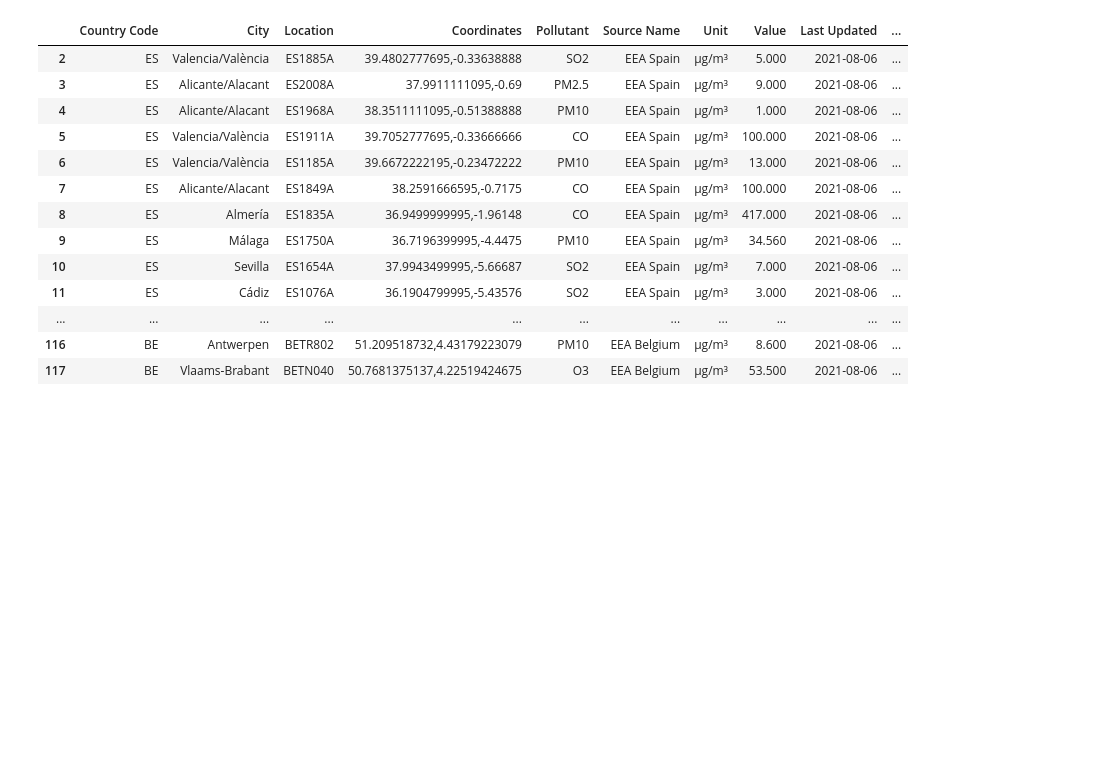
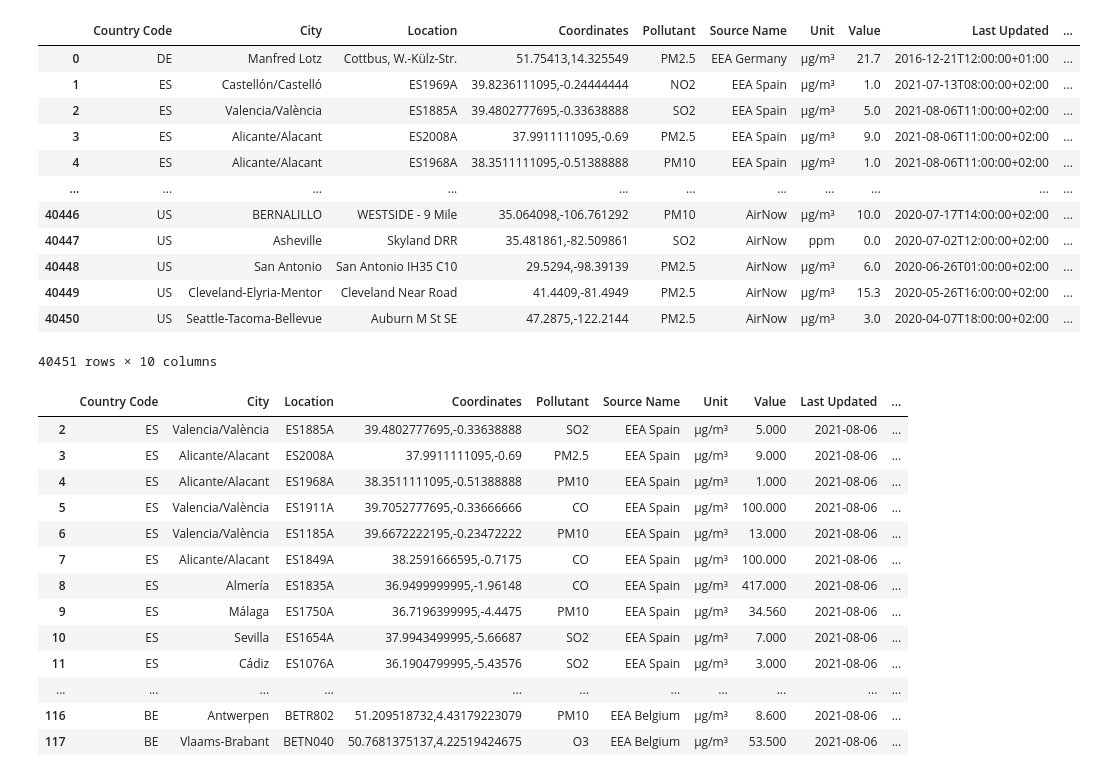
Before and after one commit to Philm00/thp_data_week2_day2, a Jupyter notebook: air_quality.ipynb, the cells around one changed output. Drawn from its saved outputs; the diff is of its cells as text; code cells hidden in the pictures; blank space fills up the shorter version.

```diff
--- a/air_quality.ipynb
+++ b/air_quality.ipynb
@@ -1,5 +1,23 @@
 # %%
 import pandas as pd
+# %%
+df=pd.read_csv('openaq.csv',sep=";")
+# %%
+df
+# %% [output]
+|  | Country Code | City | Location | Coordinates | Pollutant | Source Name | Unit | Value | Last Updated | ... |
+| 0 | DE | Manfred Lotz | Cottbus, W.-Külz-Str. | 51.75413,14.325549 | PM2.5 | EEA Germany | µg/m³ | 21.7 | 2016-12-21T12:00:00+01:00 | ... |
+| 1 | ES | Castellón/Castelló | ES1969A | 39.8236111095,-0.24444444 | NO2 | EEA Spain | µg/m³ | 1.0 | 2021-07-13T08:00:00+02:00 | ... |
+| 2 | ES | Valencia/València | ES1885A | 39.4802777695,-0.33638888 | SO2 | EEA Spain | µg/m³ | 5.0 | 2021-08-06T11:00:00+02:00 | ... |
+| 3 | ES | Alicante/Alacant | ES2008A | 37.9911111095,-0.69 | PM2.5 | EEA Spain | µg/m³ | 9.0 | 2021-08-06T11:00:00+02:00 | ... |
+| 4 | ES | Alicante/Alacant | ES1968A | 38.3511111095,-0.51388888 | PM10 | EEA Spain | µg/m³ | 1.0 | 2021-08-06T11:00:00+02:00 | ... |
+| ... | ... | ... | ... | ... | ... | ... | ... | ... | ... | ... |
+| 40446 | US | BERNALILLO | WESTSIDE - 9 Mile | 35.064098,-106.761292 | PM10 | AirNow | µg/m³ | 10.0 | 2020-07-17T14:00:00+02:00 | ... |
+| 40447 | US | Asheville | Skyland DRR | 35.481861,-82.509861 | SO2 | AirNow | ppm | 0.0 | 2020-07-02T12:00:00+02:00 | ... |
+| 40448 | US | San Antonio | San Antonio IH35 C10 | 29.5294,-98.39139 | PM2.5 | AirNow | µg/m³ | 6.0 | 2020-06-26T01:00:00+02:00 | ... |
+| 40449 | US | Cleveland-Elyria-Mentor | Cleveland Near Road | 41.4409,-81.4949 | PM2.5 | AirNow | µg/m³ | 15.3 | 2020-05-26T16:00:00+02:00 | ... |
+| 40450 | US | Seattle-Tacoma-Bellevue | Auburn M St SE | 47.2875,-122.2144 | PM2.5 | AirNow | µg/m³ | 3.0 | 2020-04-07T18:00:00+02:00 | ... |
+40451 rows × 10 columns
 # %%
 df = pd.read_csv('openaq.csv',sep=";")
 # %%
```
Also changed, not shown: parts of 1 cell of this notebook, 4 other files.
